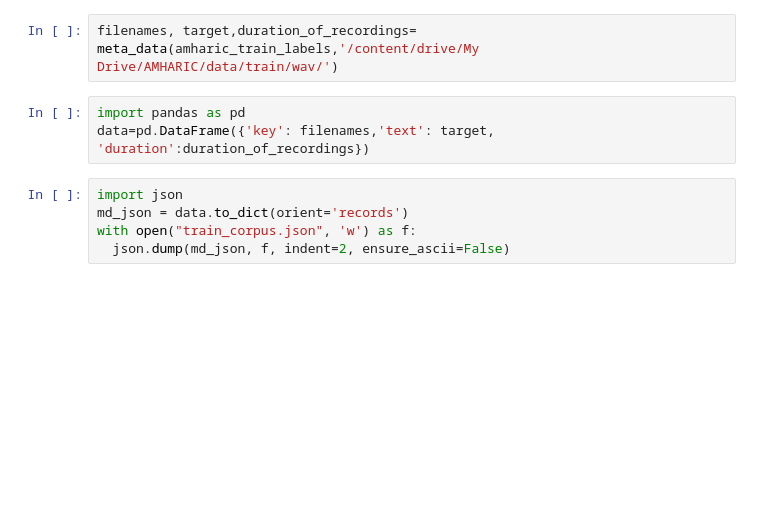
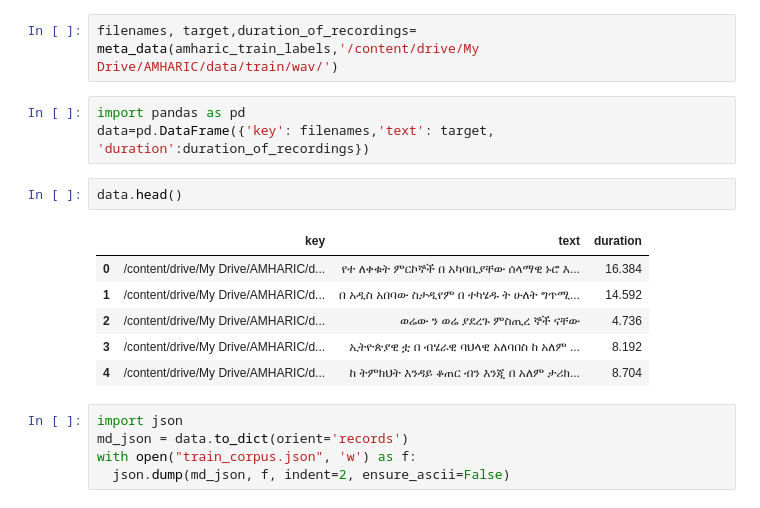
Before and after one commit to speech-recognition123/Speech-to-Text, a Jupyter notebook: notebooks/Stella_acousticModelling_Amharic.ipynb, the cells around one changed output. Saved outputs shown, nothing was run; the diff lists cells and outputs as text; blank space fills up the shorter version.

```diff
--- a/notebooks/Stella_acousticModelling_Amharic.ipynb
+++ b/notebooks/Stella_acousticModelling_Amharic.ipynb
@@ -287,6 +296,15 @@ filenames, target,duration_of_recordings= meta_data(amharic_train_labels,'/conte
 # %%
 import pandas as pd
 data=pd.DataFrame({'key': filenames,'text': target, 'duration':duration_of_recordings})
+# %%
+data.head()
+# %% [output]
+|  | key | text | duration |
+| 0 | /content/drive/My Drive/AMHARIC/d... | የተ ለቀቁት ምርኮኞች በ አካባቢያቸው ሰላማዊ ኑሮ እ... | 16.384 |
+| 1 | /content/drive/My Drive/AMHARIC/d... | በ አዲስ አበባው ስታዲየም በ ተካሄዱ ት ሁለት ግጥሚ... | 14.592 |
+| 2 | /content/drive/My Drive/AMHARIC/d... | ወሬው ን ወሬ ያደረጉ ምስጢረ ኞች ናቸው | 4.736 |
+| 3 | /content/drive/My Drive/AMHARIC/d... | ኢትዮጵያዊ ቷ በ ብሄራዊ ባህላዊ አለባበስ ከ አለም ... | 8.192 |
+| 4 | /content/drive/My Drive/AMHARIC/d... | ከ ትምክህት እንዳይ ቆጠር ብን እንጂ በ አለም ታሪክ... | 8.704 |
 # %%
 import json
 md_json = data.to_dict(orient='records')
```
Also changed, not shown: parts of 28 cells of this notebook.
